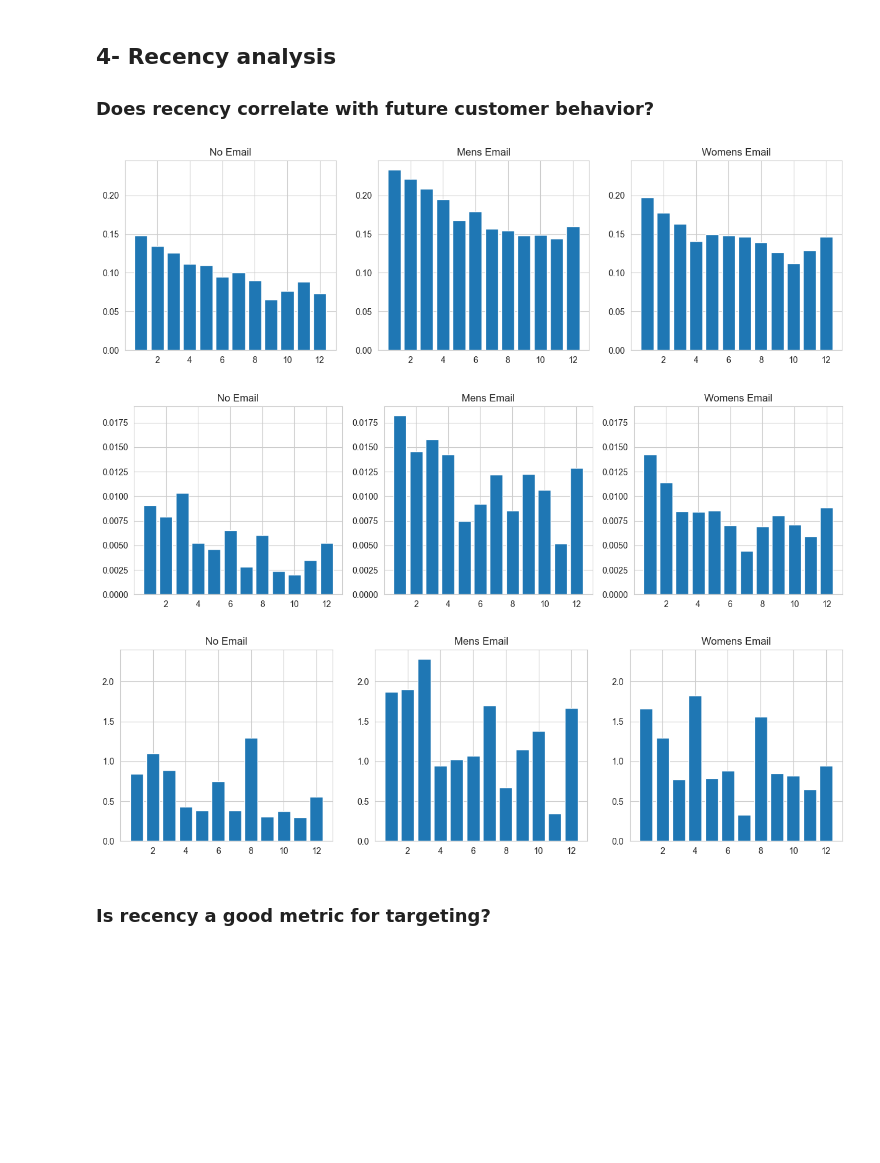
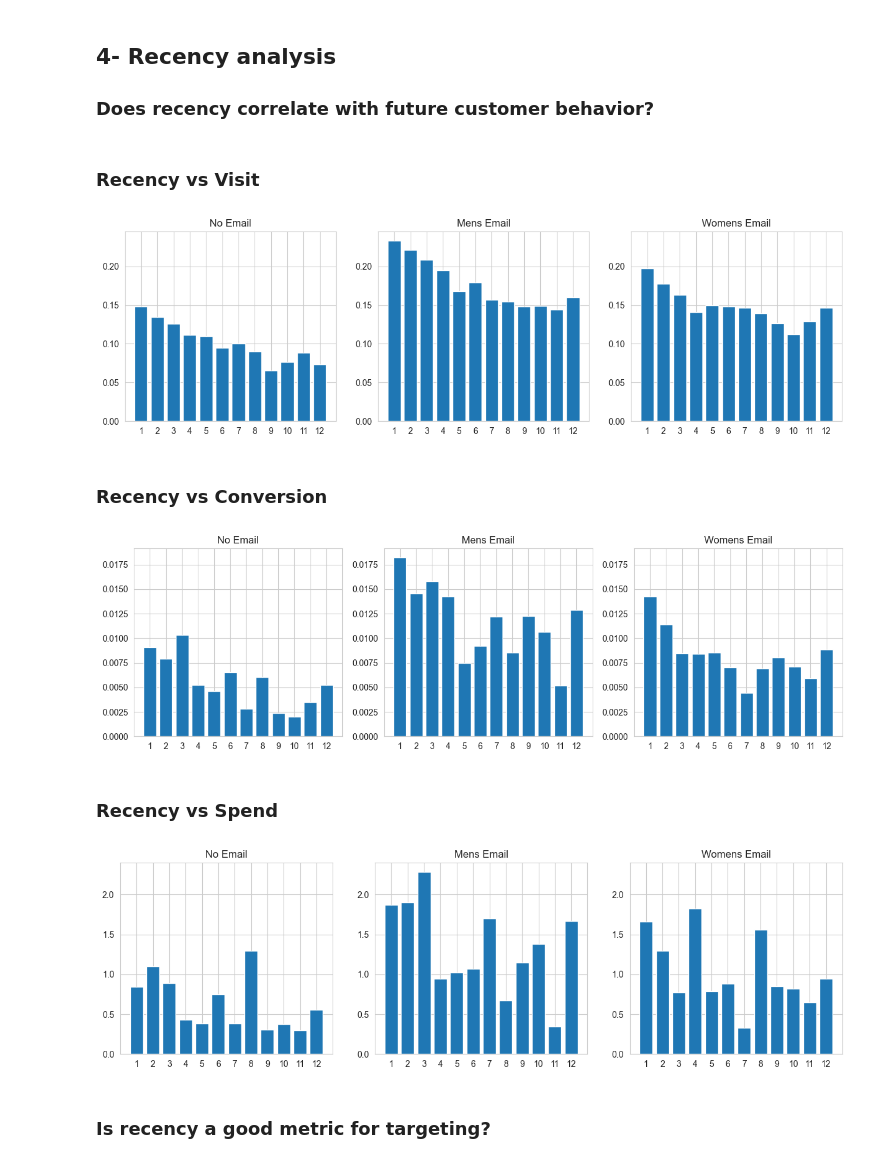
Before and after one commit to Fatemenamdar20/Project02-Customer-Analytics, a Jupyter notebook: Customer-Analytics.ipynb, the cells around one changed output. Drawn from its saved outputs; the diff is of its cells as text; code cells hidden in the pictures; blank space fills up the shorter version.

```diff
--- a/Customer-Analytics.ipynb
+++ b/Customer-Analytics.ipynb
@@ -392,31 +389,38 @@ Name: history, dtype: float64
 # %% [markdown]
 ## 4- Recency analysis
 ### Does recency correlate with future customer behavior?
+# %% [markdown]
+### Recency vs Visit
 # %%
 plt.figure(figsize=(15,4))
 
 no_email = df[df["segment"] == "No E-Mail"]
 mens_email = df[df["segment"] == "Mens E-Mail"]
 womens_email = df[df["segment"] == "Womens E-Mail"]
 
 ax1 = plt.subplot(131)
 no_e = no_email.groupby("recency")["visit"].mean()
 plt.bar(no_e.index.astype(int), no_e)
 plt.title("No Email")
+plt.xticks(range(1,13))
 
 plt.subplot(132, sharey=ax1)
 mens_e = mens_email.groupby("recency")["visit"].mean()
 plt.bar(mens_e.index.astype(int), mens_e)
 plt.title("Mens Email")
+plt.xticks(range(1,13))
 
 plt.subplot(133, sharey=ax1)
 womens_e = womens_email.groupby("recency")["visit"].mean()
 plt.bar(womens_e.index.astype(int), womens_e)
 plt.title("Womens Email")
+plt.xticks(range(1,13))
 
 plt.show()
 # %% [output]
-[figure, old version]
+[figure, new version]
+# %% [markdown]
+### Recency vs Conversion
 # %%
 plt.figure(figsize=(15,4))
 
@@ -428,20 +432,25 @@ ax1 = plt.subplot(131)
 no_e = no_email.groupby("recency")["conversion"].mean()
 plt.bar(no_e.index.astype(int), no_e)
 plt.title("No Email")
+plt.xticks(range(1,13))
 
 plt.subplot(132, sharey=ax1)
 mens_e = mens_email.groupby("recency")["conversion"].mean()
 plt.bar(mens_e.index.astype(int), mens_e)
 plt.title("Mens Email")
+plt.xticks(range(1,13))
 
 plt.subplot(133, sharey=ax1)
 womens_e = womens_email.groupby("recency")["conversion"].mean()
 plt.bar(womens_e.index.astype(int), womens_e)
 plt.title("Womens Email")
+plt.xticks(range(1,13))
 
 plt.show()
 # %% [output]
-[figure, old version]
+[figure, new version]
+# %% [markdown]
+### Recency vs Spend
 # %%
 plt.figure(figsize=(15,4))
 
@@ -453,20 +462,23 @@ ax1 = plt.subplot(131)
 no_e = no_email.groupby("recency")["spend"].mean()
 plt.bar(no_e.index.astype(int), no_e)
 plt.title("No Email")
+plt.xticks(range(1,13))
 
 plt.subplot(132, sharey=ax1)
 mens_e = mens_email.groupby("recency")["spend"].mean()
 plt.bar(mens_e.index.astype(int), mens_e)
 plt.title("Mens Email")
+plt.xticks(range(1,13))
 
 plt.subplot(133, sharey=ax1)
 womens_e = womens_email.groupby("recency")["spend"].mean()
 plt.bar(womens_e.index.astype(int), womens_e)
 plt.title("Womens Email")
+plt.xticks(range(1,13))
 
 plt.show()
 # %% [output]
-[figure, old version]
+[figure, new version]
 # %% [markdown]
 ### Is recency a good metric for targeting?
 # %% [markdown]
```
Also changed, not shown: parts of 6 cells of this notebook.
